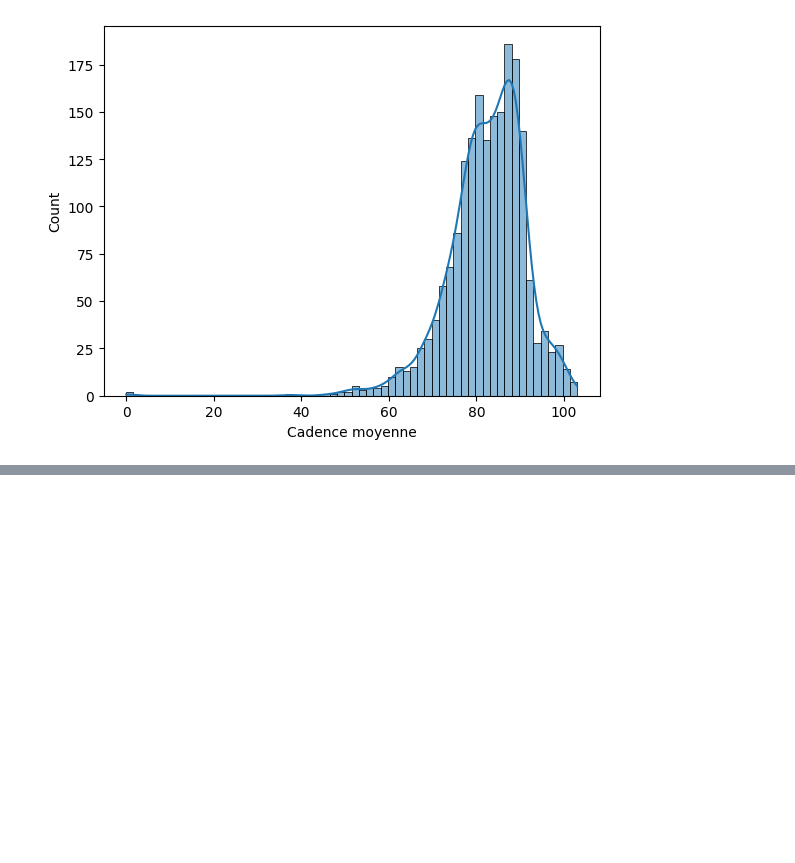
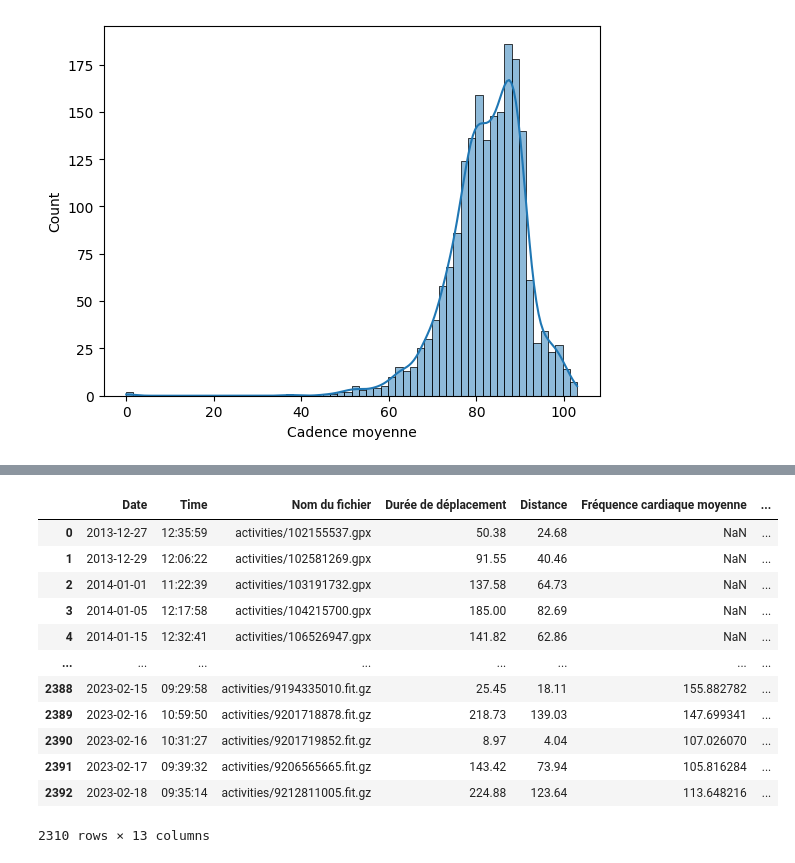
Before and after one commit to chachouswim2/cycling-hour-record, a Jupyter notebook: athlete_profile.ipynb, the cells around one changed output, grey strips where cells are left out. Cells and saved outputs as stored; diff of their text form; code cells hidden in the pictures; blank space fills up the shorter version.

```diff
--- a/athlete_profile.ipynb
+++ b/athlete_profile.ipynb
@@ -66,0 +113,17 @@ sns.histplot(data=data, x='Cadence moyenne', kde=True)
+# %%
+data_vo2 = data[["Date", "Time", "Nom du fichier", "Durée de déplacement", "Distance", "Fréquence cardiaque moyenne", "Fréquence cardiaque maximum", "Vitesse moyenne", "Cadence moyenne", "Puissance moyenne", "Poids de l'athlète", "Mesure d'effort", "Puissance moyenne pondérée"]]
+data_vo2
+# %% [output]
+|  | Date | Time | Nom du fichier | Durée de déplacement | Distance | Fréquence cardiaque moyenne | ... |
+| 0 | 2013-12-27 | 12:35:59 | activities/102155537.gpx | 50.38 | 24.68 | NaN | ... |
+| 1 | 2013-12-29 | 12:06:22 | activities/102581269.gpx | 91.55 | 40.46 | NaN | ... |
+| 2 | 2014-01-01 | 11:22:39 | activities/103191732.gpx | 137.58 | 64.73 | NaN | ... |
+| 3 | 2014-01-05 | 12:17:58 | activities/104215700.gpx | 185.00 | 82.69 | NaN | ... |
+| 4 | 2014-01-15 | 12:32:41 | activities/106526947.gpx | 141.82 | 62.86 | NaN | ... |
+| ... | ... | ... | ... | ... | ... | ... | ... |
+| 2388 | 2023-02-15 | 09:29:58 | activities/9194335010.fit.gz | 25.45 | 18.11 | 155.882782 | ... |
+| 2389 | 2023-02-16 | 10:59:50 | activities/9201718878.fit.gz | 218.73 | 139.03 | 147.699341 | ... |
+| 2390 | 2023-02-16 | 10:31:27 | activities/9201719852.fit.gz | 8.97 | 4.04 | 107.026070 | ... |
+| 2391 | 2023-02-17 | 09:39:32 | activities/9206565665.fit.gz | 143.42 | 73.94 | 105.816284 | ... |
+| 2392 | 2023-02-18 | 09:35:14 | activities/9212811005.fit.gz | 224.88 | 123.64 | 113.648216 | ... |
+2310 rows × 13 columns
```
Also changed, not shown: parts of 38 cells of this notebook, 4 other files.
